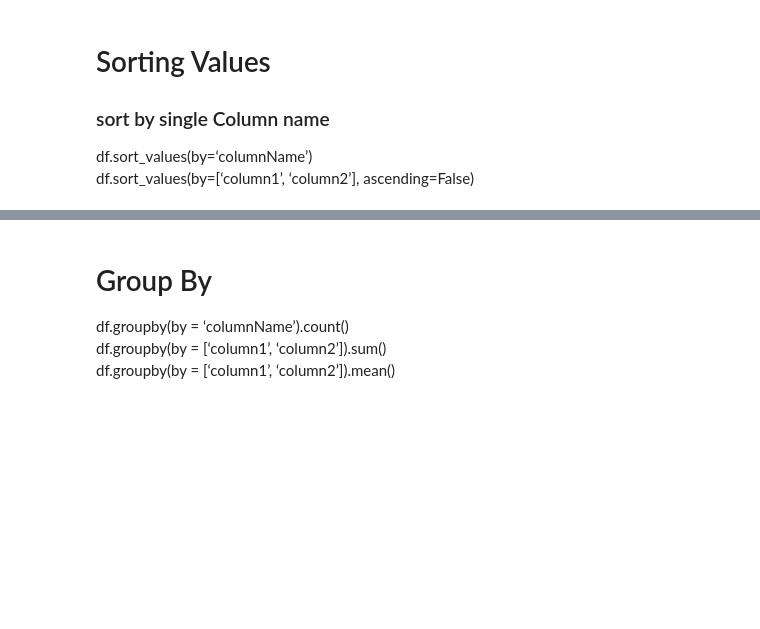
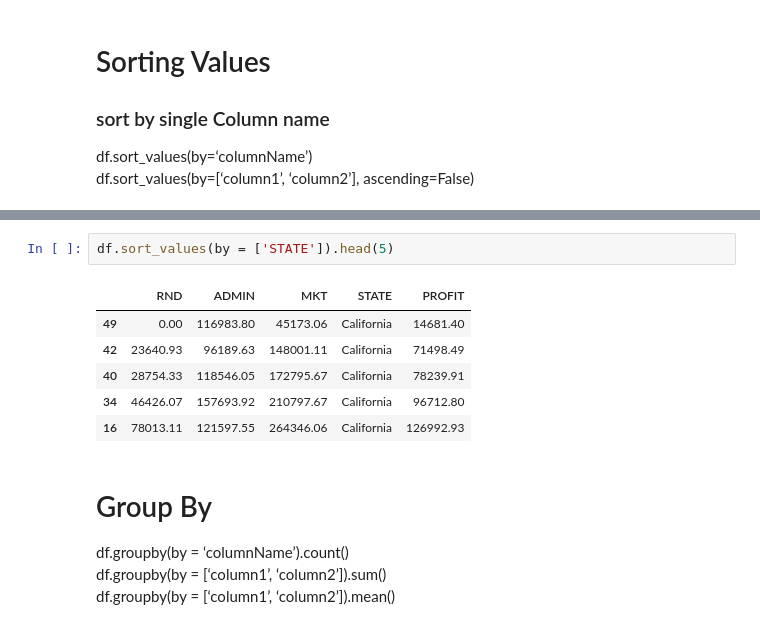
Before and after one commit to SachinGunjal001/Python-for-Machine-Learning, a Jupyter notebook: DataFrame_Pandas.ipynb, the cells around one changed output, grey strips where cells are left out. Drawn from its saved outputs; the diff is of its cells as text; blank space fills up the shorter version.

```diff
--- a/DataFrame_Pandas.ipynb
+++ b/DataFrame_Pandas.ipynb
@@ -502,3 +496,12 @@ Name: AirBags, Length: 93, dtype: bool
+# %%
+df.sort_values(by = ['STATE']).head(5)
+# %% [output]
+|  | RND | ADMIN | MKT | STATE | PROFIT |
+| 49 | 0.00 | 116983.80 | 45173.06 | California | 14681.40 |
+| 42 | 23640.93 | 96189.63 | 148001.11 | California | 71498.49 |
+| 40 | 28754.33 | 118546.05 | 172795.67 | California | 78239.91 |
+| 34 | 46426.07 | 157693.92 | 210797.67 | California | 96712.80 |
+| 16 | 78013.11 | 121597.55 | 264346.06 | California | 126992.93 |
 # %% [markdown]
 # Group By
 
```
Also changed, not shown: parts of 10 cells of this notebook.
